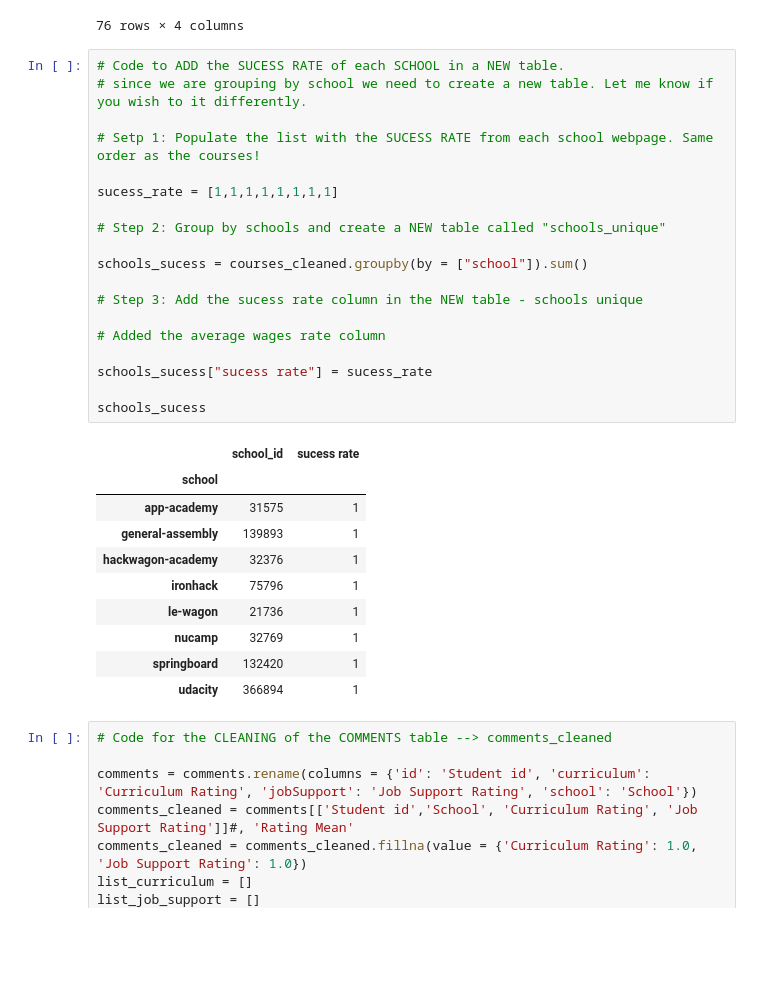
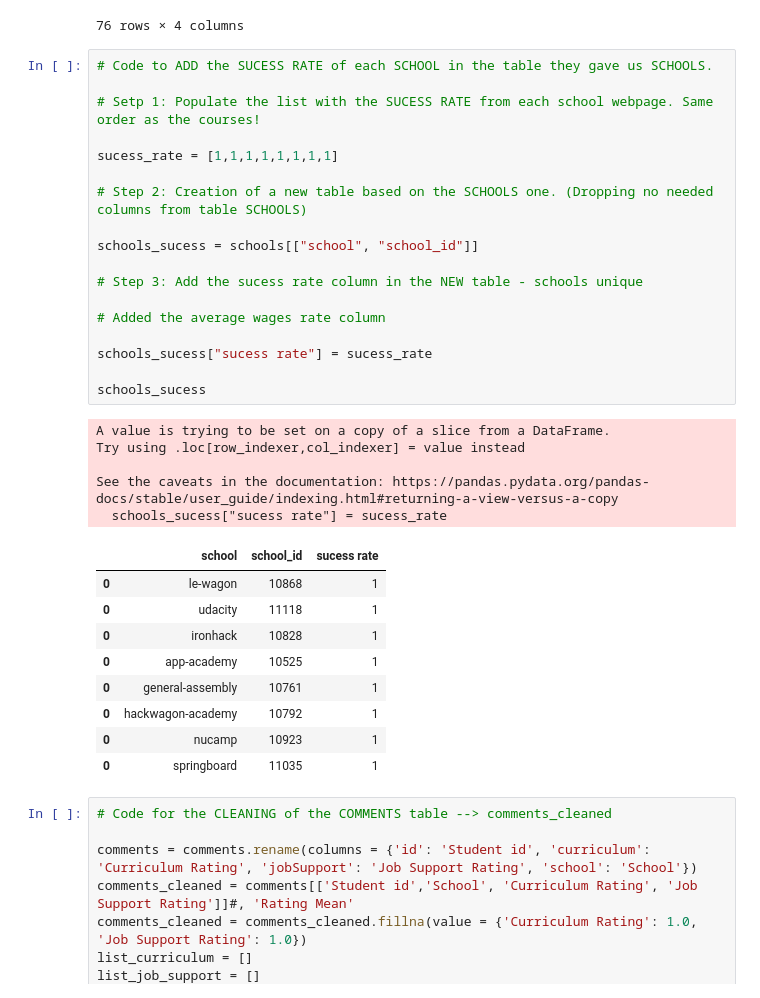
Before and after one commit to MariaEstebanDA/2nd-Project, a Jupyter notebook: 2nd Project_SQL.ipynb, the cells around one changed output. Drawn from its saved outputs; the diff is of its cells as text; blank space fills up the shorter version.

```diff
--- a/2nd Project_SQL.ipynb
+++ b/2nd Project_SQL.ipynb
@@ -328,35 +328,38 @@ courses_cleaned
 | 8 | 11118 | udacity | C++ | 1 |
 76 rows × 4 columns
 # %%
-# Code to ADD the SUCESS RATE of each SCHOOL in a NEW table.
-# since we are grouping by school we need to create a new table. Let me know if you wish to it differently.
+# Code to ADD the SUCESS RATE of each SCHOOL in the table they gave us SCHOOLS.
 
 # Setp 1: Populate the list with the SUCESS RATE from each school webpage. Same order as the courses!
 
 sucess_rate = [1,1,1,1,1,1,1,1]
 
-# Step 2: Group by schools and create a NEW table called "schools_unique"
+# Step 2: Creation of a new table based on the SCHOOLS one. (Dropping no needed columns from table SCHOOLS)
 
-schools_sucess = courses_cleaned.groupby(by = ["school"]).sum()
+schools_sucess = schools[["school", "school_id"]]
 
 # Step 3: Add the sucess rate column in the NEW table - schools unique
 
 # Added the average wages rate column
 
 schools_sucess["sucess rate"] = sucess_rate
 
 schools_sucess
 # %% [output]
+A value is trying to be set on a copy of a slice from a DataFrame.
+Try using .loc[row_indexer,col_indexer] = value instead
+
+See the caveats in the documentation: https://pandas.pydata.org/pandas-docs/stable/user_guide/indexing.html#returning-a-view-versus-a-copy
+  schools_sucess["sucess rate"] = sucess_rate
-|  | school_id | sucess rate |
-| school |  |  |
-| app-academy | 31575 | 1 |
-| general-assembly | 139893 | 1 |
-| hackwagon-academy | 32376 | 1 |
-| ironhack | 75796 | 1 |
-| le-wagon | 21736 | 1 |
-| nucamp | 32769 | 1 |
-| springboard | 132420 | 1 |
-| udacity | 366894 | 1 |
+|  | school | school_id | sucess rate |
+| 0 | le-wagon | 10868 | 1 |
+| 0 | udacity | 11118 | 1 |
+| 0 | ironhack | 10828 | 1 |
+| 0 | app-academy | 10525 | 1 |
+| 0 | general-assembly | 10761 | 1 |
+| 0 | hackwagon-academy | 10792 | 1 |
+| 0 | nucamp | 10923 | 1 |
+| 0 | springboard | 11035 | 1 |
 # %%
 # Code for the CLEANING of the COMMENTS table --> comments_cleaned
 
```
Also changed, not shown: parts of 1 cell of this notebook.
